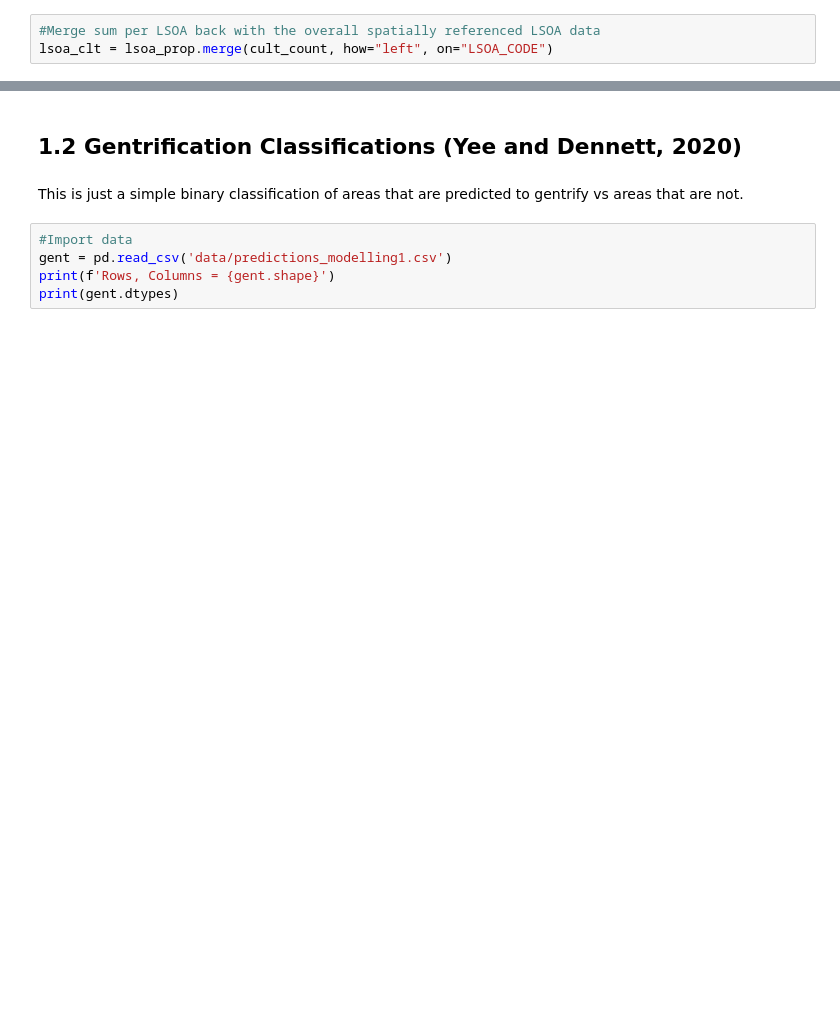
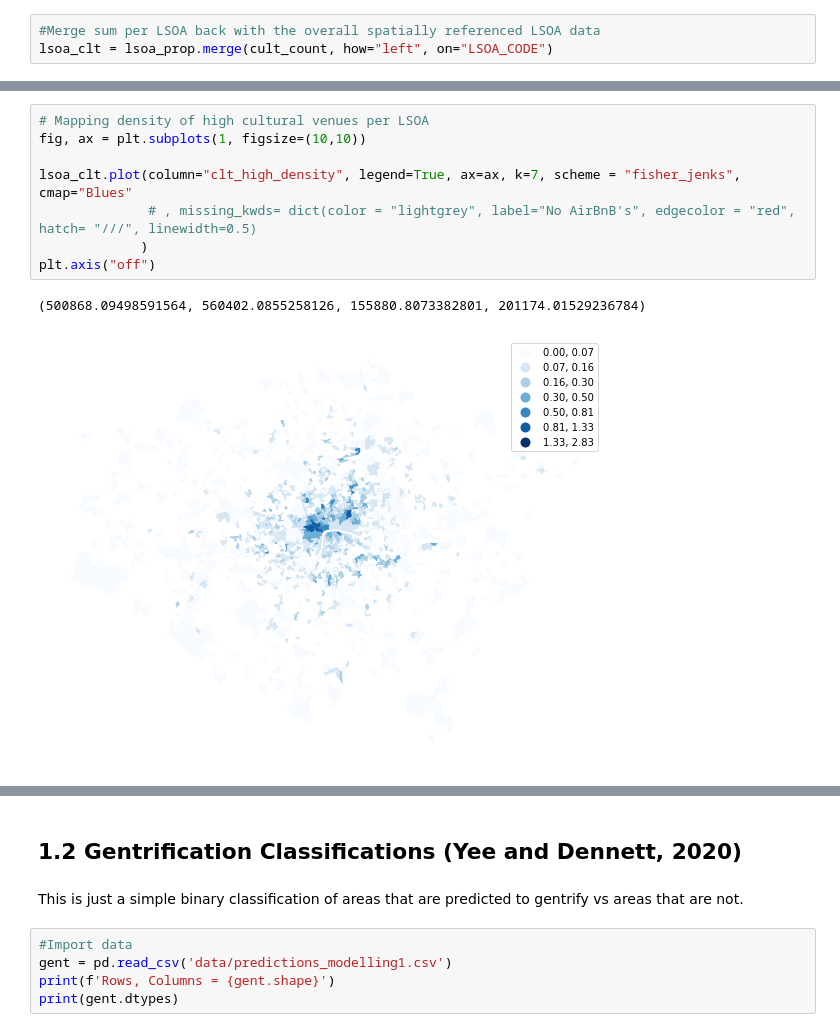
Before and after one commit to ZacharyP-E/are-you-gitting-me, a Jupyter notebook: 1.0 Data Wrangling.ipynb, the cells around one changed output, grey strips where cells are left out. Cells and saved outputs as stored; diff of their text form; blank space fills up the shorter version.

```diff
--- a/1.0 Data Wrangling.ipynb
+++ b/1.0 Data Wrangling.ipynb
@@ -353,2 +396,13 @@ plt.axis("off")
+# %%
+# Mapping density of high cultural venues per LSOA
+fig, ax = plt.subplots(1, figsize=(10,10))
+
+lsoa_clt.plot(column="clt_high_density", legend=True, ax=ax, k=7, scheme = "fisher_jenks", cmap="Blues"
+              # , missing_kwds= dict(color = "lightgrey", label="No AirBnB's", edgecolor = "red", hatch= "///", linewidth=0.5)
+             )
+plt.axis("off")
+# %% [output]
+(500868.09498591564, 560402.0855258126, 155880.8073382801, 201174.01529236784)
+[figure, added]
 # %%
 lsoa_clt
```
Also changed, not shown: parts of 34 cells of this notebook, 1 other file.
